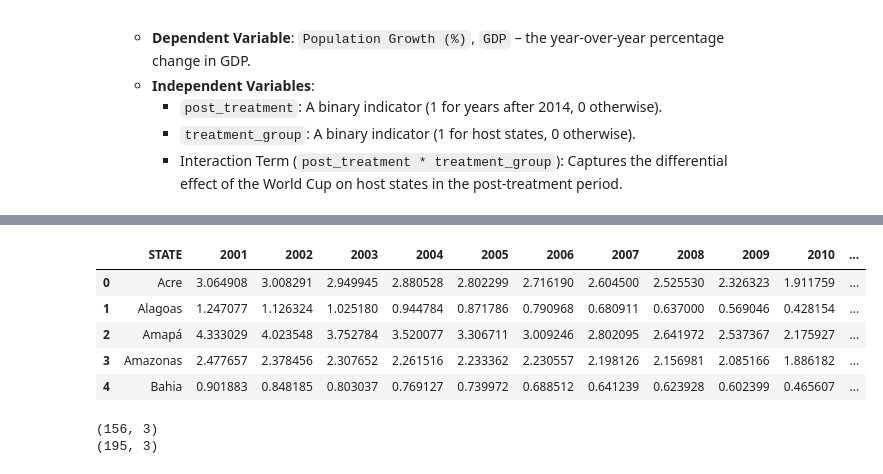
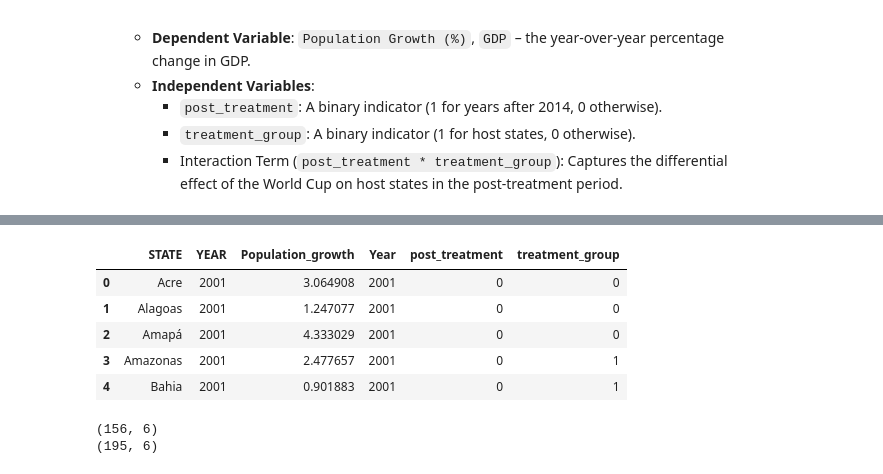
Before and after one commit to david-camper/worldcuphostcities_impact, a Jupyter notebook: analysis.ipynb, the cells around one changed output, grey strips where cells are left out. Cells and saved outputs as stored; diff of their text form; code cells hidden in the pictures.

```diff
--- a/analysis.ipynb
+++ b/analysis.ipynb
@@ -166,11 +166,11 @@ world_cup_treatment = pd.Period("2014", freq="Y")
 
 # Convert the 'YEAR' column in the DataFrame to a Pandas PeriodIndex with annual frequency
 # Ensures that the 'YEAR' column is treated as a time-based index, useful for comparisons
-population_growth_long_df['YEAR'] = pd.PeriodIndex(population_growth_long_df['YEAR'].astype(str), freq='Y')
+population_growth_long_df['Year'] = pd.PeriodIndex(population_growth_long_df['YEAR'].astype(str), freq='Y')
 
 # Create a new column 'post_treatment' indicating whether each year is after the treatment year
 # Assigns 1 if the year is after 2014, and 0 otherwise
-population_growth_long_df['post_treatment'] = (population_growth_long_df['YEAR'] > world_cup_treatment).astype(int)
+population_growth_long_df['post_treatment'] = (population_growth_long_df['Year'] > world_cup_treatment).astype(int)
 
 # Create a new column 'treatment_group' to indicate whether each state is a host state
 # Assigns 1 for host states and 0 for non-host states
@@ -256,29 +298,28 @@ Notes:
 # %%
 years_before_worldcup = [2001,2002,2003,2004,2005,2006,
                          2007,2008,2009,2010,2011,2012,2013]
 
-population_growth_before_worldcup = population_growth_df[years_before_worldcup]
-population_growth_before_worldcup.insert(0, "STATE", population_df['LOCAL'])
+# Filter the DataFrame for rows within the specified years
+population_before_worldcup = population_growth_long_df[
+    population_growth_long_df['YEAR'].isin(years_before_worldcup)
+]
 
-population_growth_before_worldcup.head()
+population_before_worldcup.head()
 # %% [output]
-|  | STATE | 2001 | 2002 | 2003 | 2004 | 2005 | 2006 | 2007 | 2008 | 2009 | 2010 | ... |
-| 0 | Acre | 3.064908 | 3.008291 | 2.949945 | 2.880528 | 2.802299 | 2.716190 | 2.604500 | 2.525530 | 2.326323 | 1.911759 | ... |
-| 1 | Alagoas | 1.247077 | 1.126324 | 1.025180 | 0.944784 | 0.871786 | 0.790968 | 0.680911 | 0.637000 | 0.569046 | 0.428154 | ... |
-| 2 | Amapá | 4.333029 | 4.023548 | 3.752784 | 3.520077 | 3.306711 | 3.009246 | 2.802095 | 2.641972 | 2.537367 | 2.175927 | ... |
-| 3 | Amazonas | 2.477657 | 2.378456 | 2.307652 | 2.261516 | 2.233362 | 2.230557 | 2.198126 | 2.156981 | 2.085166 | 1.886182 | ... |
-| 4 | Bahia | 0.901883 | 0.848185 | 0.803037 | 0.769127 | 0.739972 | 0.688512 | 0.641239 | 0.623928 | 0.602399 | 0.465607 | ... |
+|  | STATE | YEAR | Population_growth | Year | post_treatment | treatment_group |
+| 0 | Acre | 2001 | 3.064908 | 2001 | 0 | 0 |
+| 1 | Alagoas | 2001 | 1.247077 | 2001 | 0 | 0 |
+| 2 | Amapá | 2001 | 4.333029 | 2001 | 0 | 0 |
+| 3 | Amazonas | 2001 | 2.477657 | 2001 | 0 | 1 |
+| 4 | Bahia | 2001 | 0.901883 | 2001 | 0 | 1 |
 # %%
-# Reshape the DataFrame from wide to long format
-long_df = population_growth_before_worldcup.melt(id_vars=['STATE'], var_name='YEAR', value_name='POPULATIONGROWTH')
-long_df['YEAR'] = long_df['YEAR'].astype(int)  # Convert years to integers
 
 # Separate host and non-host states
-host_states_population_before_worldcup = long_df[long_df['STATE'].isin(host_states)]
-non_host_states_population_before_worldcup = long_df[long_df['STATE'].isin(non_host_states)]
+host_states_population_before_worldcup = population_before_worldcup[population_before_worldcup['STATE'].isin(host_states)]
+non_host_states_population_before_worldcup = population_before_worldcup[population_before_worldcup['STATE'].isin(non_host_states)]
 
 print(host_states_population_before_worldcup.shape)
 print(non_host_states_population_before_worldcup.shape)
 # %% [output]
-(156, 3)
-(195, 3)
+(156, 6)
+(195, 6)
```
Also changed, not shown: parts of 10 cells of this notebook.
